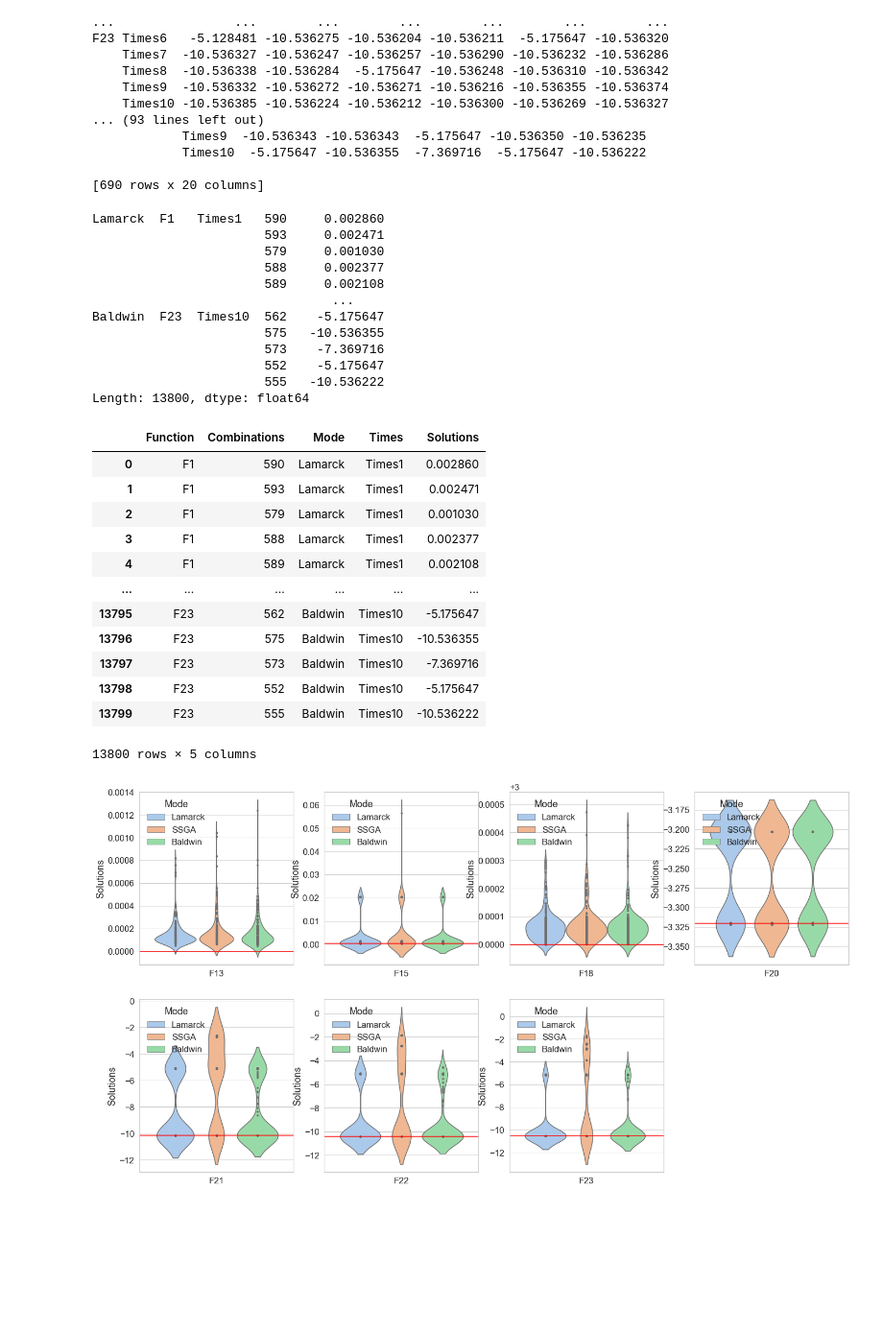
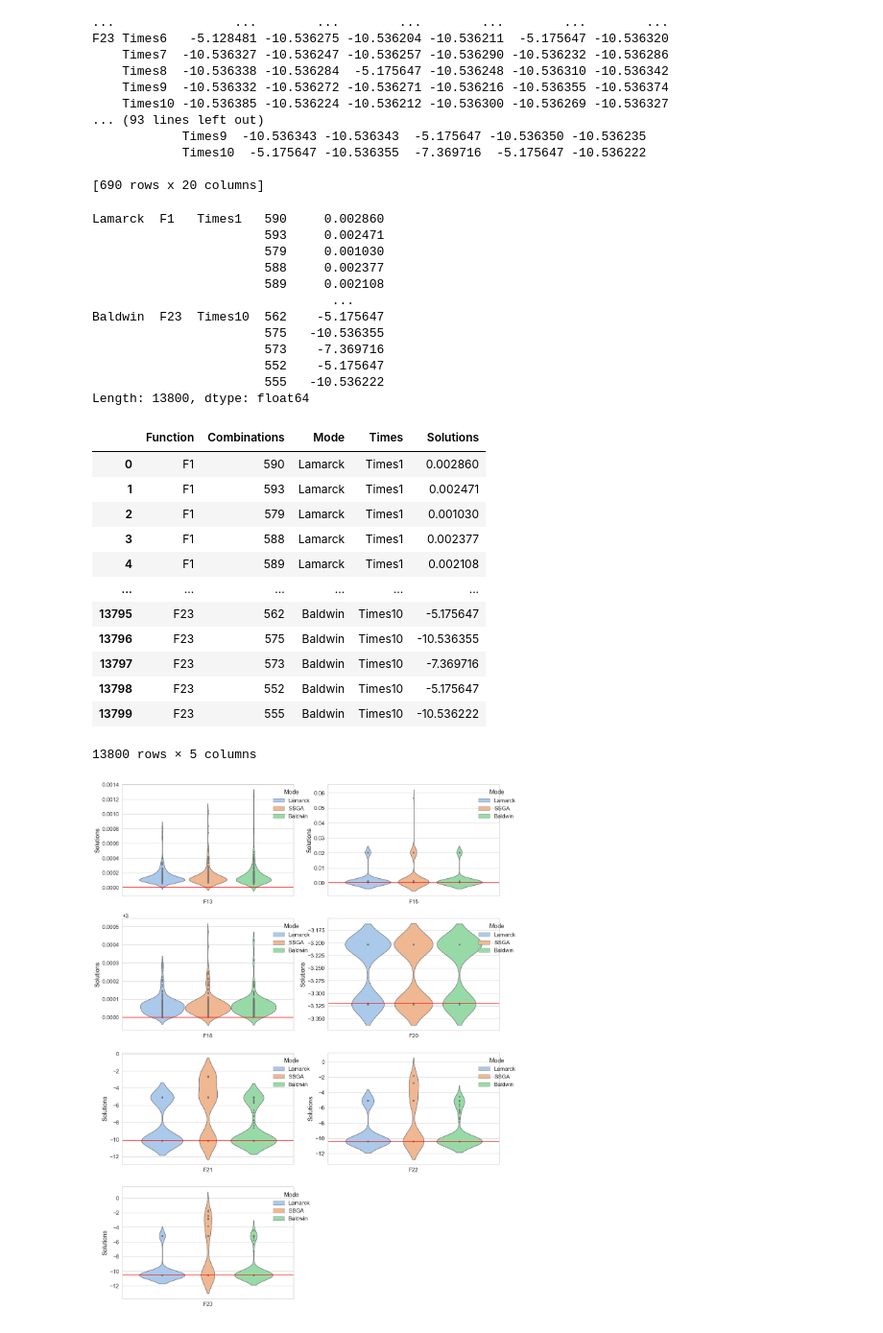
Before and after one commit to JIAOJIAOMEI/Evolution_algorithm, a Jupyter notebook: Final/plots/dataseerawdata.ipynb, the cells around one changed output. Shown at 96% size. Cells and saved outputs as stored; diff of their text form; code cells hidden in the pictures; blank space fills up the shorter version.

```diff
--- a/Final/plots/dataseerawdata.ipynb
+++ b/Final/plots/dataseerawdata.ipynb
@@ -54,47 +54,47 @@ function_list = ["F" + str(i) for i in [13,15,18,20,21,22,23]]
 opt = [0,0.0003,3,-3.32,-10.1532, -10.4028, -10.5363]
 def show_graph(dataframe):
     sns.set_theme(style="whitegrid", palette="pastel",font_scale=1.5)
-    dist_cols = 4
-    dist_rows = 6
-    plt.figure(figsize=(6 * dist_cols, 7 * dist_rows))
+    dist_cols = 2
+    dist_rows = 4
+    plt.figure(figsize=(10 * dist_cols, 7 * dist_rows))
     i = 1
     for function in function_list:
         dataf = dataframe[dataframe["Function"] == function]
         plt.subplot(dist_rows, dist_cols, i)
         ax = sns.violinplot(data=dataf, y="Solutions",x="Function",hue="Mode",inner="points")
         # ax = sns.boxplot(data=dataf, y="Solutions",x="Function",hue="Mode",width=0.4)
-        sns.move_legend(ax, "upper left", bbox_to_anchor=(0,1), frameon=False)
+        sns.move_legend(ax, "upper left", bbox_to_anchor=(0.85,1), frameon=False)
         plt.axhline(y=opt[i-1],color="red")
         plt.xlabel(" ")
         plt.ylabel("Solutions")
         i = i + 1
-    plt.savefig("./violin_plots_3.png", dpi=1200, bbox_inches='tight')
+    plt.savefig("./violin_plots_3.png", dpi=600, bbox_inches='tight')
     plt.show()
 show_graph(dataframe=dataframe)
 # %% [output]
 Lamarck  F1   Times1   590     0.002860
                        593     0.002471
                        579     0.001030
                        588     0.002377
                        589     0.002108
                                 ...
 Baldwin  F23  Times10  562    -5.175647
                        575   -10.536355
                        573    -7.369716
                        552    -5.175647
                        555   -10.536222
 Length: 13800, dtype: float64
 |  | Function | Combinations | Mode | Times | Solutions |
 | 0 | F1 | 590 | Lamarck | Times1 | 0.002860 |
 | 1 | F1 | 593 | Lamarck | Times1 | 0.002471 |
 | 2 | F1 | 579 | Lamarck | Times1 | 0.001030 |
 | 3 | F1 | 588 | Lamarck | Times1 | 0.002377 |
 | 4 | F1 | 589 | Lamarck | Times1 | 0.002108 |
 | ... | ... | ... | ... | ... | ... |
 | 13795 | F23 | 562 | Baldwin | Times10 | -5.175647 |
 | 13796 | F23 | 575 | Baldwin | Times10 | -10.536355 |
 | 13797 | F23 | 573 | Baldwin | Times10 | -7.369716 |
 | 13798 | F23 | 552 | Baldwin | Times10 | -5.175647 |
 | 13799 | F23 | 555 | Baldwin | Times10 | -10.536222 |
 13800 rows × 5 columns
-[figure, old version]
+[figure, new version]
```
Also changed, not shown: 11 other files.
